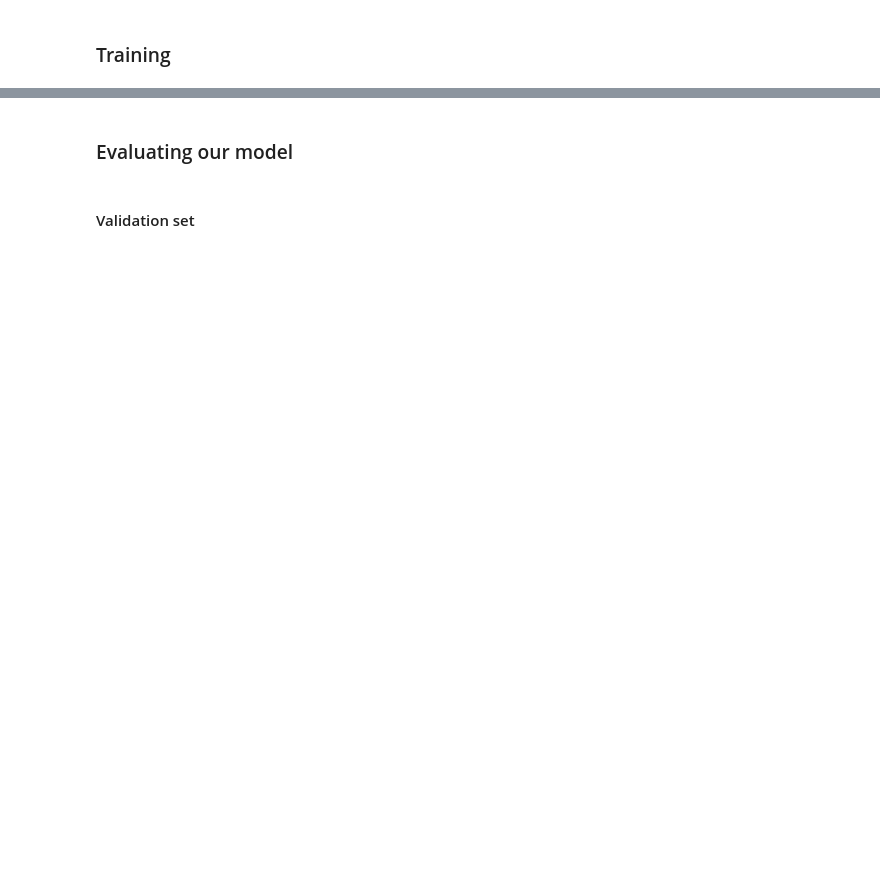
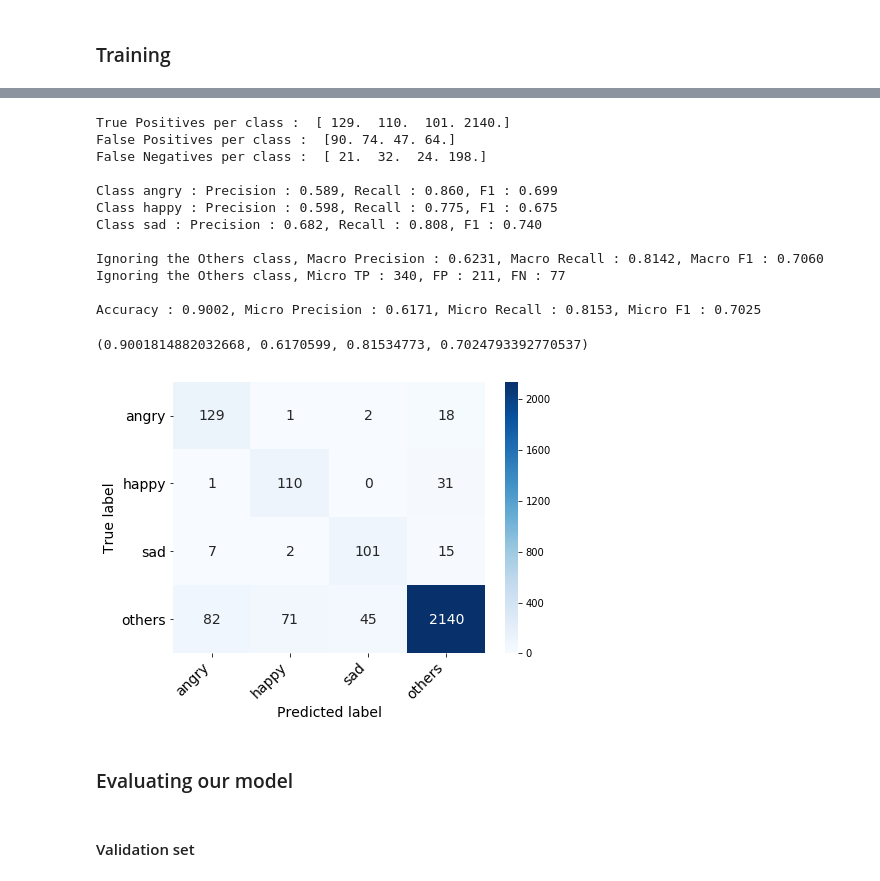
Before and after one commit to Garfounkel/emotion_analysis, a Jupyter notebook: playground.ipynb, the cells around one changed output, grey strips where cells are left out. Saved outputs shown, nothing was run; the diff lists cells and outputs as text; code cells hidden in the pictures; blank space fills up the shorter version.

Commit message:
[PG] Tried ensemble learning with a logistic reg

```diff
--- a/playground.ipynb
+++ b/playground.ipynb
@@ -161,0 +315,3 @@ Epoch 2/6
+# %%
+trn_preds_4 = m_4.predict(X_train, batch_size=128)
+trn_preds_2 = m_2.predict(X_train, batch_size=128)
@@ -162,3 +326,27 @@ Epoch 2/6
+# %%
+from sklearn.linear_model import LogisticRegression
+
+
+lreg = LogisticRegression(solver='lbfgs', multi_class='auto').fit(combi_train_preds, y_train.argmax(axis=1))
+# %%
+lreg_pred_sub = lreg.predict_proba(combi_preds)
+# %%
+get_metrics(lreg_pred_sub, to_categorical(labels, 4))
+# %% [output]
+True Positives per class :  [ 129.  110.  101. 2140.]
+False Positives per class :  [90. 74. 47. 64.]
+False Negatives per class :  [ 21.  32.  24. 198.]
+
+Class angry : Precision : 0.589, Recall : 0.860, F1 : 0.699
+Class happy : Precision : 0.598, Recall : 0.775, F1 : 0.675
+Class sad : Precision : 0.682, Recall : 0.808, F1 : 0.740
+
+Ignoring the Others class, Macro Precision : 0.6231, Macro Recall : 0.8142, Macro F1 : 0.7060
+Ignoring the Others class, Micro TP : 340, FP : 211, FN : 77
+
+Accuracy : 0.9002, Micro Precision : 0.6171, Micro Recall : 0.8153, Micro F1 : 0.7025
+(0.9001814882032668, 0.6170599, 0.81534773, 0.7024793392770537)
+[figure, added]
 # %% [markdown]
 ### Evaluating our model
 # %%
```
Also changed, not shown: parts of 38 cells of this notebook, 4 other files.
